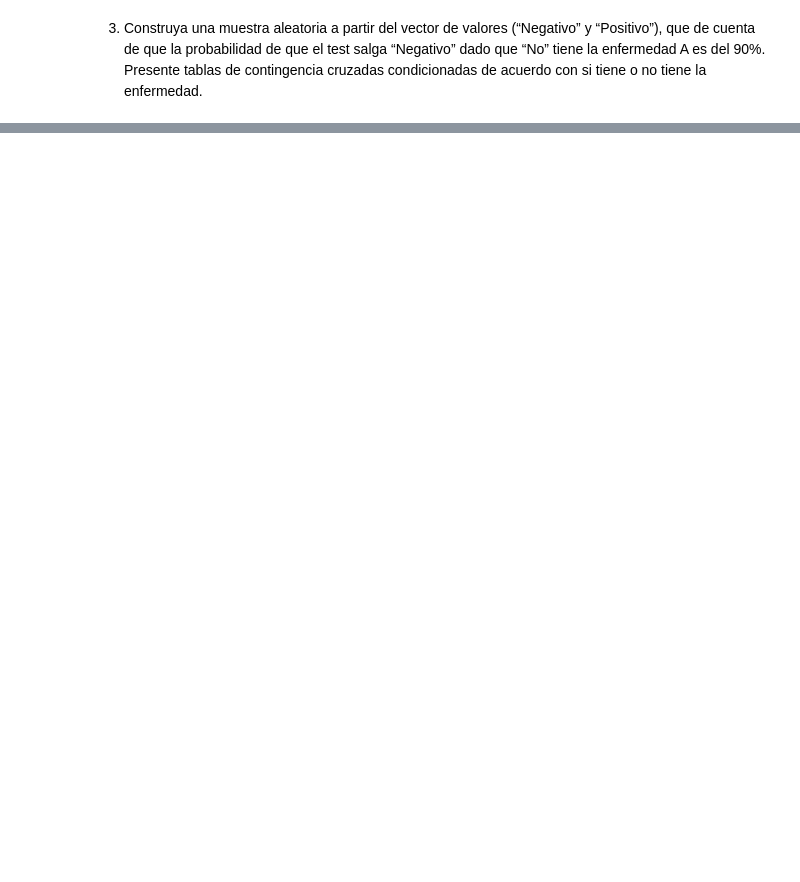
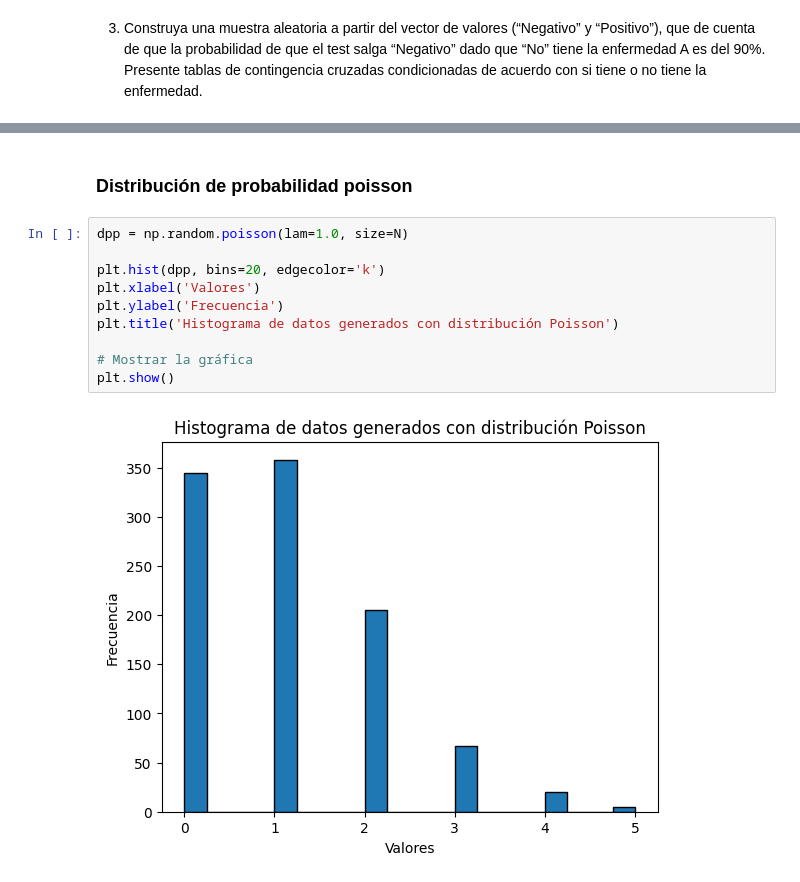
Before and after one commit to maestria-ds-eafit/Taller1_Estadistica, a Jupyter notebook: solution.ipynb, the cells around one changed output, grey strips where cells are left out. Cells and saved outputs as stored; diff of their text form; blank space fills up the shorter version.

```diff
--- a/solution.ipynb
+++ b/solution.ipynb
@@ -79,0 +224,14 @@ print(tabla_conjunta)
+# %% [markdown]
+### Distribución de probabilidad poisson
+# %%
+dpp = np.random.poisson(lam=1.0, size=N)
+
+plt.hist(dpp, bins=20, edgecolor='k')
+plt.xlabel('Valores')
+plt.ylabel('Frecuencia')
+plt.title('Histograma de datos generados con distribución Poisson')
+
+# Mostrar la gráfica
+plt.show()
+# %% [output]
+[figure, added]
```
Also changed, not shown: parts of 29 cells of this notebook, 2 other files.
